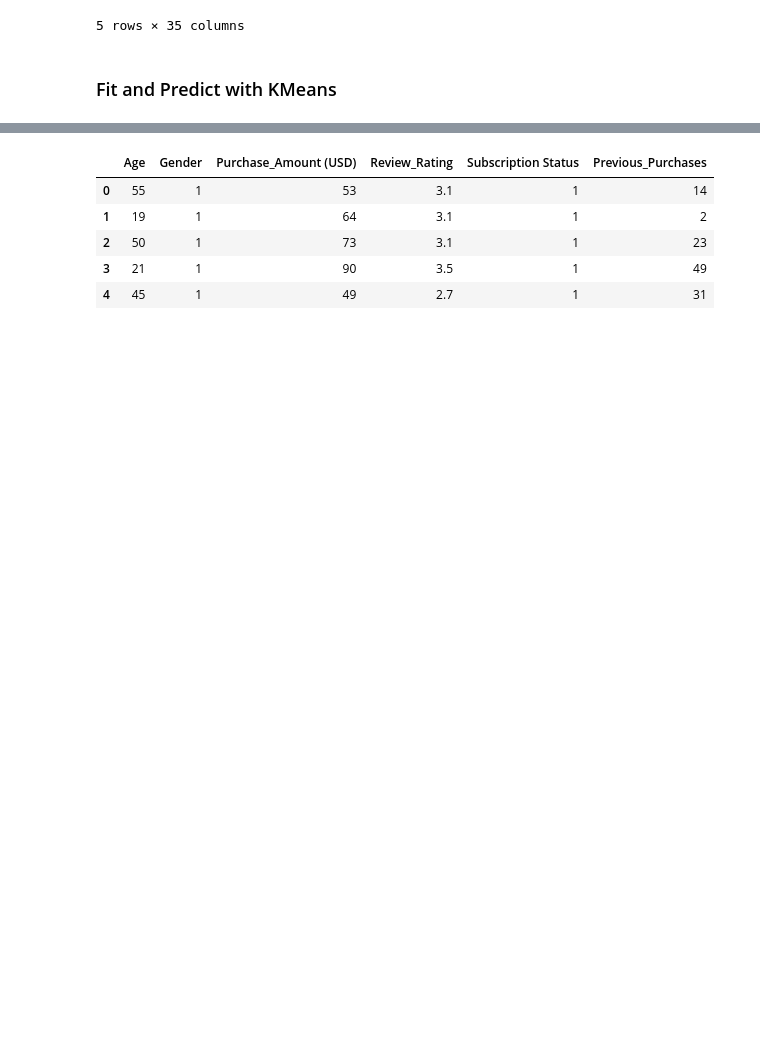
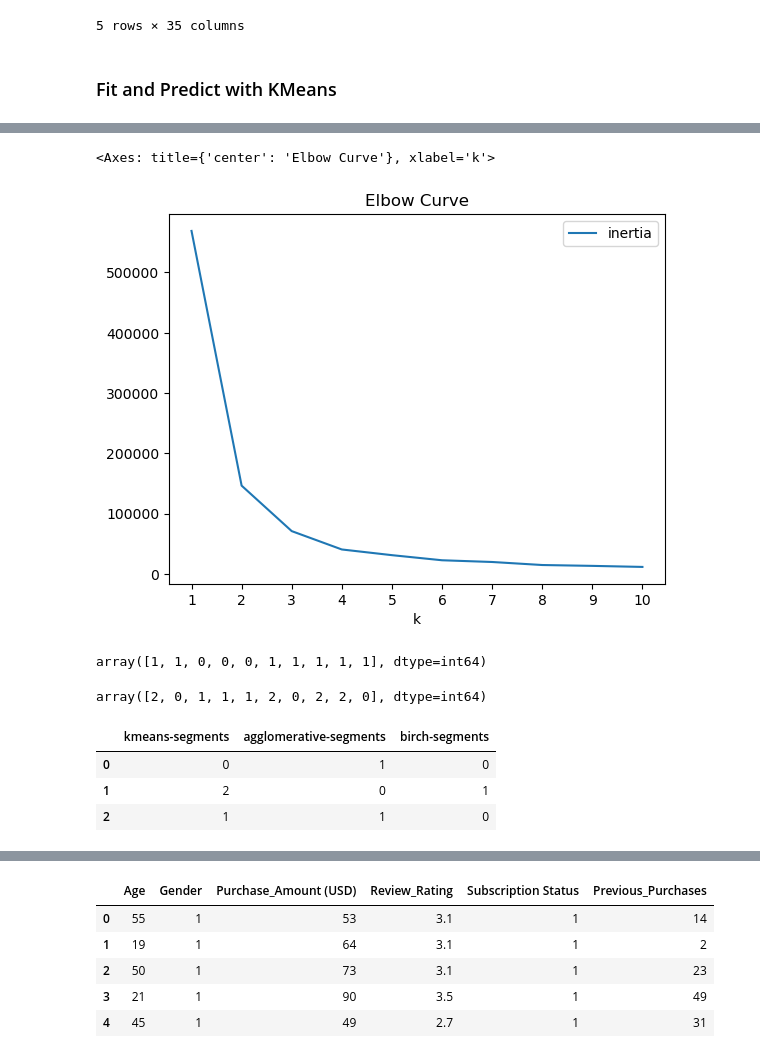
Before and after one commit to kylekerner/project2, a Jupyter notebook: project2.ipynb, the cells around one changed output, grey strips where cells are left out. Saved outputs shown, nothing was run; the diff lists cells and outputs as text; code cells hidden in the pictures; blank space fills up the shorter version.

```diff
--- a/project2.ipynb
+++ b/project2.ipynb
@@ -388,0 +504,6 @@ rate_df_scaled.head()
+# %%
+# Scaling the numeric columns
+cs_data_scaled = StandardScaler().fit_transform(consumer_df_CS[["Purchase_Amount (USD)", "Previous_Purchases"]])
+
+# Review the scaled data
+cs_data_scaled
@@ -388,0 +518,10 @@ rate_df_scaled.head()
+# %%
+# Create a DataFrame of the scaled data
+cs_data_scaled = pd.DataFrame(cs_data_scaled, columns=["Purchase_Amount (USD)", "Previous_Purchases"])
+
+# Replace the original data with the columns of information from the scaled Data
+consumer_df_CS["Purchase_Amount (USD)"] = cs_data_scaled["Purchase_Amount (USD)"]
+consumer_df_CS["Previous_Purchases"] = cs_data_scaled["Previous_Purchases"]
+
+# Review the DataFrame
+consumer_df_CS.head()
@@ -388,0 +535,19 @@ rate_df_scaled.head()
+# %%
+# Create a a list to store inertia values and the values of k
+inertia = []
+k = list(range(1, 11))
+
+# Create a for-loop where each value of k is evaluated using the K-means algorithm
+# Fit the model using the service_ratings DataFrame
+# Append the value of the computed inertia from the `inertia_` attribute of the KMeans model instance
+for i in k:
+    k_model = KMeans(n_clusters=i, n_init='auto', random_state=0)
+    k_model.fit(consumer_df_CS)
+    inertia.append(k_model.inertia_)
+
+# Define a DataFrame to hold the values for k and the corresponding inertia
+elbow_data = {"k": k, "inertia": inertia}
+df_elbow = pd.DataFrame(elbow_data)
+
+# Review the DataFrame
+df_elbow
@@ -388,0 +566,9 @@ rate_df_scaled.head()
+# %%
+# Plot the Elbow curve
+df_elbow.plot.line(x="k",
+                   y="inertia",
+                   title="Elbow Curve",
+                   xticks=k)
+# %% [output]
+<Axes: title={'center': 'Elbow Curve'}, xlabel='k'>
+[figure, added]
@@ -388,0 +584,36 @@ rate_df_scaled.head()
+# %%
+# Fit a AgglomerativeClustering Model with three clusters
+agglo_model = AgglomerativeClustering(n_clusters=3)
+
+# Make predictions with the AgglomerativeClustering model
+agglo_predictions = agglo_model.fit_predict(consumer_df_CS)
+
+# Previewing the predicted customer classifications for AgglomerativeClustering
+agglo_predictions[-10:]
+# %% [output]
+array([1, 1, 0, 0, 0, 1, 1, 1, 1, 1], dtype=int64)
+# %%
+# Fit a Birch Model with three clusters.
+birch_model = Birch(n_clusters=3)
+birch_model.fit(consumer_df_CS)
+
+# Make predictions with the Birch model
+birch_predictions = birch_model.predict(consumer_df_CS)
+
+# Previewing the predicted customer classifications for BIRCH
+birch_predictions[-10:]
+# %% [output]
+array([2, 0, 1, 1, 1, 2, 0, 2, 2, 0], dtype=int64)
+# %%
+# Create a copy of the preprocessed data
+ccinfo_predictions_df = consumer_df_CS.copy()
+# Add class columns with the labels to the new DataFrame
+ccinfo_predictions_df["kmeans-segments"] = kmeans_predictions
+ccinfo_predictions_df["agglomerative-segments"] = agglo_predictions
+ccinfo_predictions_df["birch-segments"] = birch_predictions
+ccinfo_predictions_df[['kmeans-segments','agglomerative-segments', 'birch-segments']].head(3)
+# %% [output]
+|  | kmeans-segments | agglomerative-segments | birch-segments |
+| 0 | 0 | 1 | 0 |
+| 1 | 2 | 0 | 1 |
+| 2 | 1 | 1 | 0 |
```
Also changed, not shown: parts of 32 cells of this notebook.
